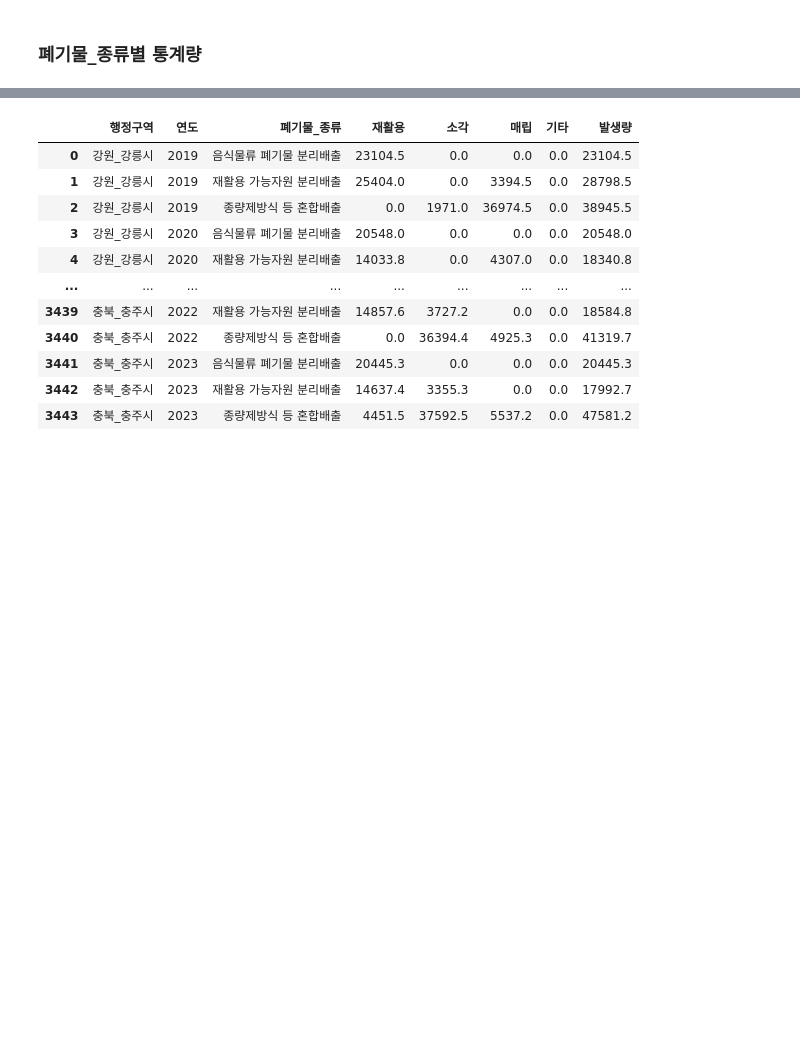
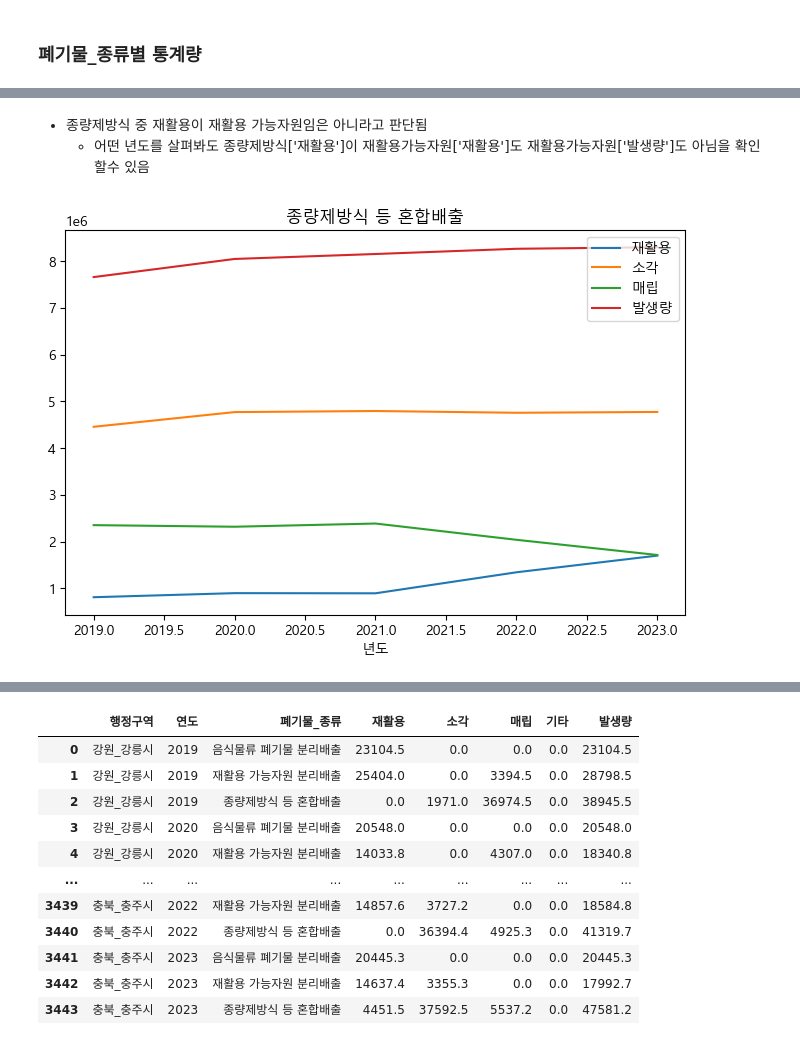
Before and after one commit to kimsang0220/Busan_Big_Data, a Jupyter notebook: NMJ/4차_EDA_쓰레기데이터.ipynb, the cells around one changed output, grey strips where cells are left out. Cells and saved outputs as stored; diff of their text form; code cells hidden in the pictures; blank space fills up the shorter version.

```diff
--- a/NMJ/4차_EDA_쓰레기데이터.ipynb
+++ b/NMJ/4차_EDA_쓰레기데이터.ipynb
@@ -89,0 +150,3 @@ plt.show()
+# %%
+waste_group1_year = waste.groupby(['폐기물_종류','연도'])[['재활용', '소각', '매립', '기타', '발생량']].agg('sum').reset_index()
+waste_group1_year
@@ -89,0 +170,19 @@ plt.show()
+# %% [markdown]
+- 종량제방식 중 재활용이 재활용 가능자원임은 아니라고 판단됨
+  - 어떤 년도를 살펴봐도 종량제방식['재활용']이 재활용가능자원['재활용']도 재활용가능자원['발생량']도 아님을 확인할수 있음
+# %%
+forplot = waste_group1_year[waste_group1_year['폐기물_종류']=='종량제방식 등 혼합배출']
+plt.figure(figsize=(8,5))
+
+plt.plot(forplot['연도'], forplot['재활용'], label = '재활용')
+plt.plot(forplot['연도'], forplot['소각'], label = '소각')
+plt.plot(forplot['연도'], forplot['매립'], label = '매립')
+plt.plot(forplot['연도'], forplot['발생량'], label = '발생량')
+
+plt.xlabel('년도')
+
+plt.legend()
+plt.title('종량제방식 등 혼합배출')
+plt.show()
+# %% [output]
+[figure, added]
```
Also changed, not shown: parts of 25 cells of this notebook, 1 other file.
